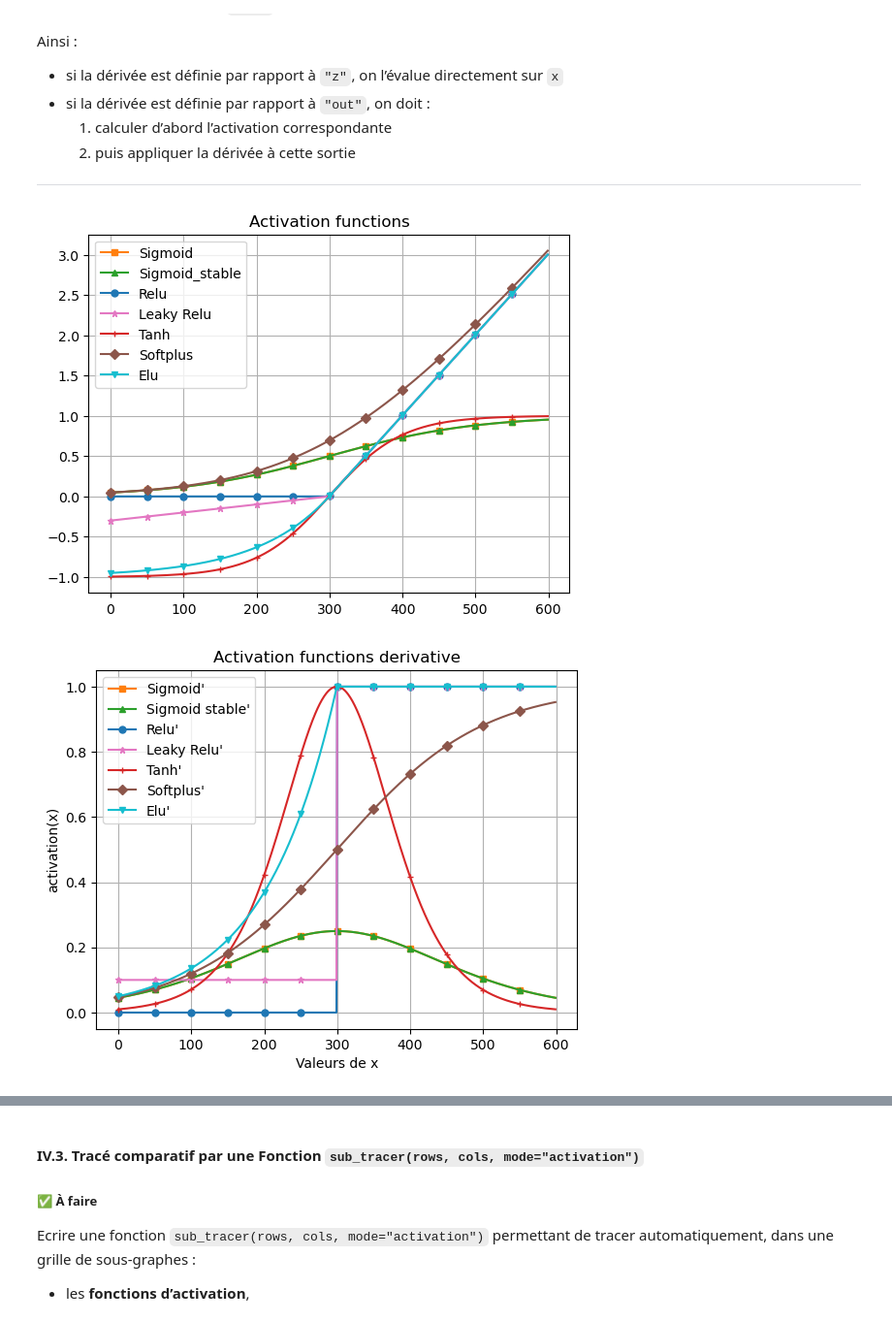
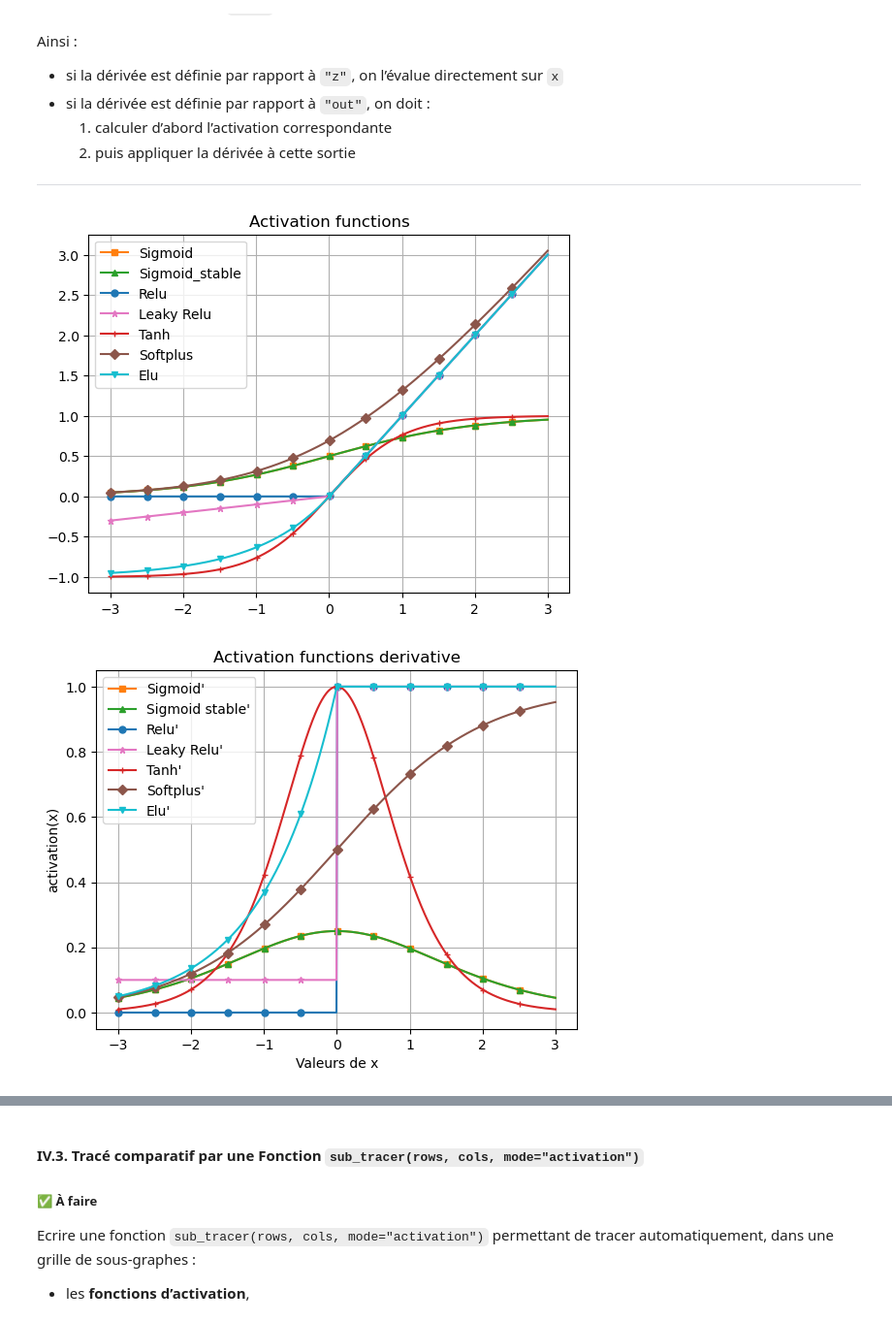
Before and after one commit to tahaELKHAILI/Python4AI, a Jupyter notebook: TP_NumPy_Matplotlib_Fonction_Activation_Mini_Reseau_Neurone_XOR.ipynb, the cells around one changed output, grey strips where cells are left out. Shown at 97% size. Drawn from its saved outputs; the diff is of its cells as text; code cells hidden in the pictures.

```diff
--- a/TP_NumPy_Matplotlib_Fonction_Activation_Mini_Reseau_Neurone_XOR.ipynb
+++ b/TP_NumPy_Matplotlib_Fonction_Activation_Mini_Reseau_Neurone_XOR.ipynb
@@ -256,9 +256,7 @@ activations = {
 # --- dérivées  ---
 d_activations = {
     "Relu": lambda x: np.where(x>0, 1,0),
-    "Sigmoid": lambda x: (
-        lambda s: s * (1 - s)
-    )(activations["Sigmoid"](x)).reshape(-1, 1),
+    "Sigmoid": lambda x: (lambda s: s * (1 - s))(activations["Sigmoid"](x)),
     "Sigmoid_stable":lambda x: (lambda s: s * (1 - s))(activations["Sigmoid_stable"](x)),
     "Tanh":lambda x: 1 - np.tanh(x)**2,
     "LeakyRelu": lambda x, a=0.1 : np.where(x > 0, 1, a)
@@ -537,50 +535,50 @@ Ainsi :
 
 plt.figure(1)
 plt.title("Activation functions")
-plt.plot(activations["Sigmoid"](x), couleurs["Sigmoid"],
+plt.plot(x, activations["Sigmoid"](x), couleurs["Sigmoid"],
          marker = markers["Sigmoid"], markersize = 5, markevery = 50, label = "Sigmoid")
-plt.plot(activations["Sigmoid_stable"](x), couleurs["Sigmoid_stable"],
+plt.plot(x, activations["Sigmoid_stable"](x), couleurs["Sigmoid_stable"],
          marker = markers["Sigmoid_stable"], markersize = 5, markevery = 50, label = "Sigmoid_stable")
-plt.plot(activations["Relu"](x), couleurs["Relu"], marker = markers["Relu"],
+plt.plot(x, activations["Relu"](x), couleurs["Relu"], marker = markers["Relu"],
          markersize = 5, markevery = 50, label = "Relu")
-plt.plot(activations["LeakyRelu"](x), couleurs["LeakyRelu"],
+plt.plot(x, activations["LeakyRelu"](x), couleurs["LeakyRelu"],
          marker = markers["LeakyRelu"], markersize = 5, markevery = 50, label = "Leaky Relu")
-plt.plot(activations["Tanh"](x), couleurs["Tanh"], marker = markers["Tanh"],
+plt.plot(x, activations["Tanh"](x), couleurs["Tanh"], marker = markers["Tanh"],
          markersize = 5, markevery = 50, label = "Tanh")
-plt.plot(activations["Softplus"](x), couleurs["Softplus"], marker = markers["Softplus"],
+plt.plot(x, activations["Softplus"](x), couleurs["Softplus"], marker = markers["Softplus"],
          markersize = 5, markevery = 50, label = "Softplus")
-plt.plot(activations["Elu"](x), couleurs["Elu"], marker = markers["Elu"],
+plt.plot(x, activations["Elu"](x), couleurs["Elu"], marker = markers["Elu"],
          markersize = 5, markevery = 50, label = "Elu")
 plt.grid()
 plt.legend()
 
 
 plt.figure(2)
 plt.title("Activation functions derivative")
-plt.plot(d_activations["Sigmoid"](x), couleurs["Sigmoid"],
+plt.plot(x, d_activations["Sigmoid"](x), couleurs["Sigmoid"],
          marker = markers["Sigmoid"], markersize = 5, markevery = 50, label = "Sigmoid'")
-plt.plot(d_activations["Sigmoid_stable"](x), couleurs["Sigmoid_stable"],
+plt.plot(x, d_activations["Sigmoid_stable"](x), couleurs["Sigmoid_stable"],
          marker = markers["Sigmoid_stable"], markersize = 5, markevery = 50, label = "Sigmoid stable'")
-plt.plot(d_activations["Relu"](x), couleurs["Relu"], marker = markers["Relu"],
+plt.plot(x, d_activations["Relu"](x), couleurs["Relu"], marker = markers["Relu"],
          markersize = 5, markevery = 50, label = "Relu'")
-plt.plot(d_activations["LeakyRelu"](x), couleurs["LeakyRelu"],
+plt.plot(x, d_activations["LeakyRelu"](x), couleurs["LeakyRelu"],
          marker = markers["LeakyRelu"], markersize = 5, markevery = 50, label = "Leaky Relu'")
-plt.plot(d_activations["Tanh"](x), couleurs["Tanh"], marker = markers["Tanh"],
+plt.plot(x, d_activations["Tanh"](x), couleurs["Tanh"], marker = markers["Tanh"],
          markersize = 5, markevery = 50, label = "Tanh'")
-plt.plot(d_activations["Softplus"](x), couleurs["Softplus"], marker = markers["Softplus"],
+plt.plot(x, d_activations["Softplus"](x), couleurs["Softplus"], marker = markers["Softplus"],
          markersize = 5, markevery = 50, label = "Softplus'")
-plt.plot(d_activations["Elu"](x), couleurs["Elu"], marker = markers["Elu"],
+plt.plot(x, d_activations["Elu"](x), couleurs["Elu"], marker = markers["Elu"],
          markersize = 5, markevery = 50, label = "Elu'")
 plt.grid()
 plt.legend()
 
 
 plt.xlabel("Valeurs de x")
 plt.ylabel("activation(x)")
 plt.show()
 # %% [output]
-[figure, old version]
+[figure, new version]
-[figure, old version]
+[figure, new version]
 # %%
 # TODO
 
```
Also changed, not shown: parts of 16 cells of this notebook, 2 other files.
